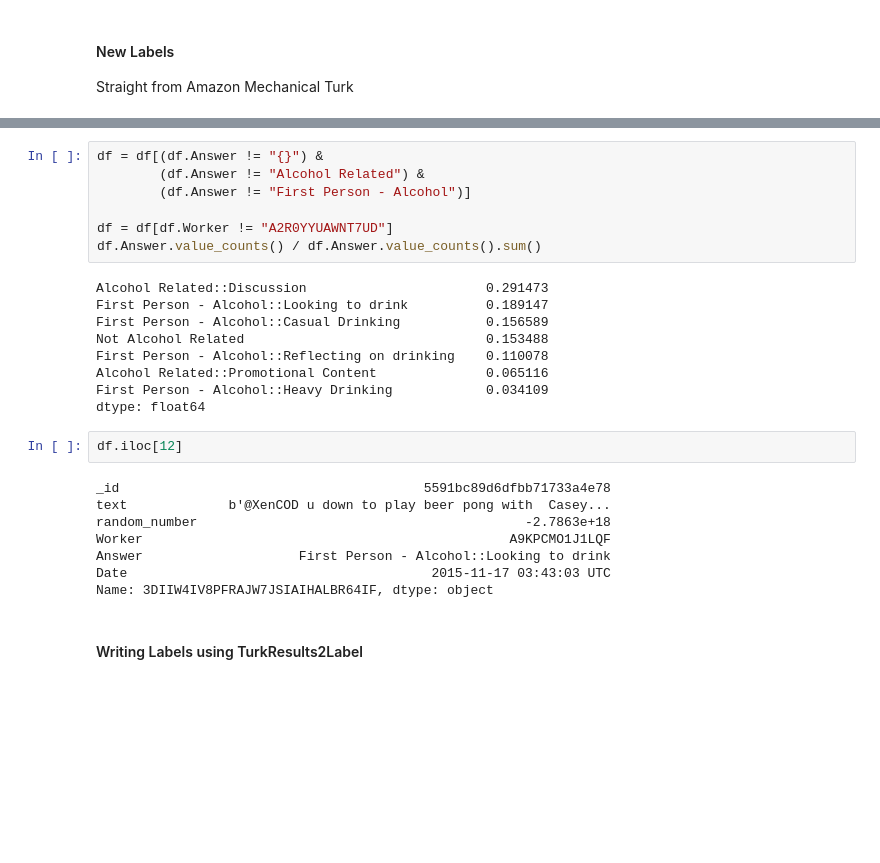
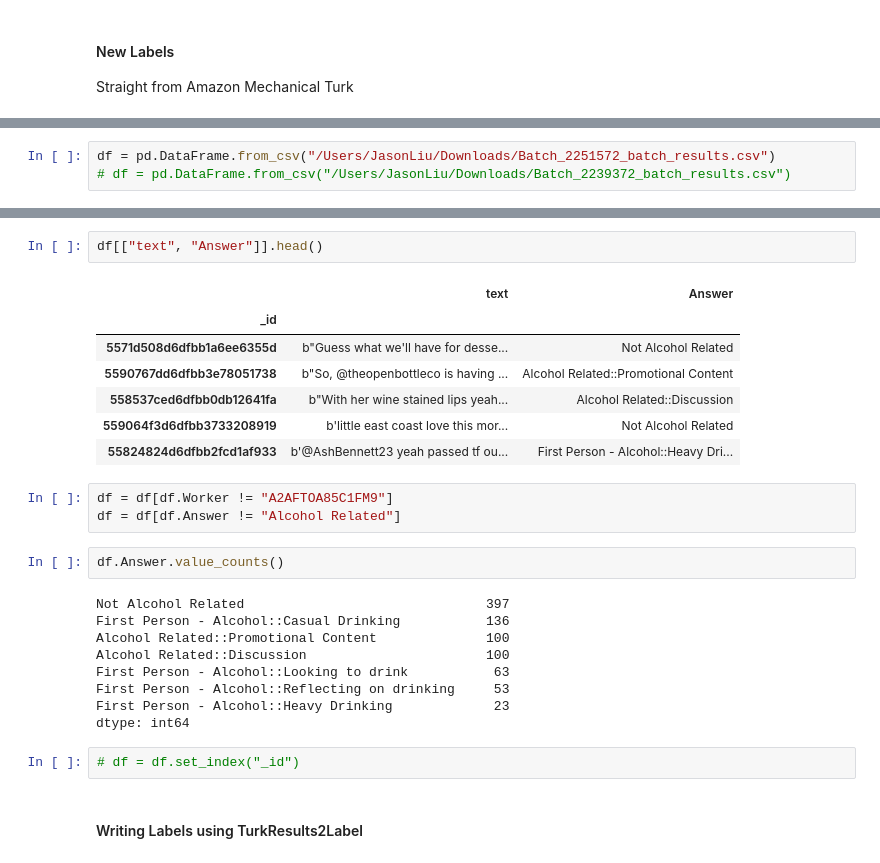
Before and after one commit to jxnl/nyu-twipsy, a Jupyter notebook: script-generating-amt-todoset.ipynb, the cells around one changed output, grey strips where cells are left out. Drawn from its saved outputs; the diff is of its cells as text; blank space fills up the shorter version.

```diff
--- a/script-generating-amt-todoset.ipynb
+++ b/script-generating-amt-todoset.ipynb
@@ -208,3 +164,6 @@ df = pd.DataFrame.from_csv("../amt/Batch_2166655_batch_results.csv")
+# %%
+df = pd.DataFrame.from_csv("/Users/JasonLiu/Downloads/Batch_2251572_batch_results.csv")
+# df = pd.DataFrame.from_csv("/Users/JasonLiu/Downloads/Batch_2239372_batch_results.csv")
 # %%
 df.Worker.value_counts().head(10)
 # %% [output]
@@ -255,29 +181,29 @@ worker("A2R0YYUAWNT7UD").sample(50)[["text", "Answer"]]
-# %%
-df = df[(df.Answer != "{}") &
-        (df.Answer != "Alcohol Related") &
-        (df.Answer != "First Person - Alcohol")]
-
-df = df[df.Worker != "A2R0YYUAWNT7UD"]
-df.Answer.value_counts() / df.Answer.value_counts().sum()
-# %% [output]
-Alcohol Related::Discussion                       0.291473
-First Person - Alcohol::Looking to drink          0.189147
-First Person - Alcohol::Casual Drinking           0.156589
-Not Alcohol Related                               0.153488
-First Person - Alcohol::Reflecting on drinking    0.110078
-Alcohol Related::Promotional Content              0.065116
-First Person - Alcohol::Heavy Drinking            0.034109
-dtype: float64
-# %%
-df.iloc[12]
-# %% [output]
-_id                                       5591bc89d6dfbb71733a4e78
-text             b'@XenCOD u down to play beer pong with  Casey...
-random_number                                          -2.7863e+18
-Worker                                               A9KPCMO1J1LQF
-Answer                    First Person - Alcohol::Looking to drink
-Date                                       2015-11-17 03:43:03 UTC
-Name: 3DIIW4IV8PFRAJW7JSIAIHALBR64IF, dtype: object
+# %%
+df[["text", "Answer"]].head()
+# %% [output]
+|  | text | Answer |
+| _id |  |  |
+| 5571d508d6dfbb1a6ee6355d | b"Guess what we'll have for desse... | Not Alcohol Related |
+| 5590767dd6dfbb3e78051738 | b"So, @theopenbottleco is having ... | Alcohol Related::Promotional Content |
+| 558537ced6dfbb0db12641fa | b"With her wine stained lips yeah... | Alcohol Related::Discussion |
+| 559064f3d6dfbb3733208919 | b'little east coast love this mor... | Not Alcohol Related |
+| 55824824d6dfbb2fcd1af933 | b'@AshBennett23 yeah passed tf ou... | First Person - Alcohol::Heavy Dri... |
+# %%
+df = df[df.Worker != "A2AFTOA85C1FM9"]
+df = df[df.Answer != "Alcohol Related"]
+# %%
+df.Answer.value_counts()
+# %% [output]
+Not Alcohol Related                               397
+First Person - Alcohol::Casual Drinking           136
+Alcohol Related::Promotional Content              100
+Alcohol Related::Discussion                       100
+First Person - Alcohol::Looking to drink           63
+First Person - Alcohol::Reflecting on drinking     53
+First Person - Alcohol::Heavy Drinking             23
+dtype: int64
+# %%
+# df = df.set_index("_id")
 # %% [markdown]
 #### Writing Labels using TurkResults2Label
 # %%
```
Also changed, not shown: parts of 32 cells of this notebook, 6 other files.
